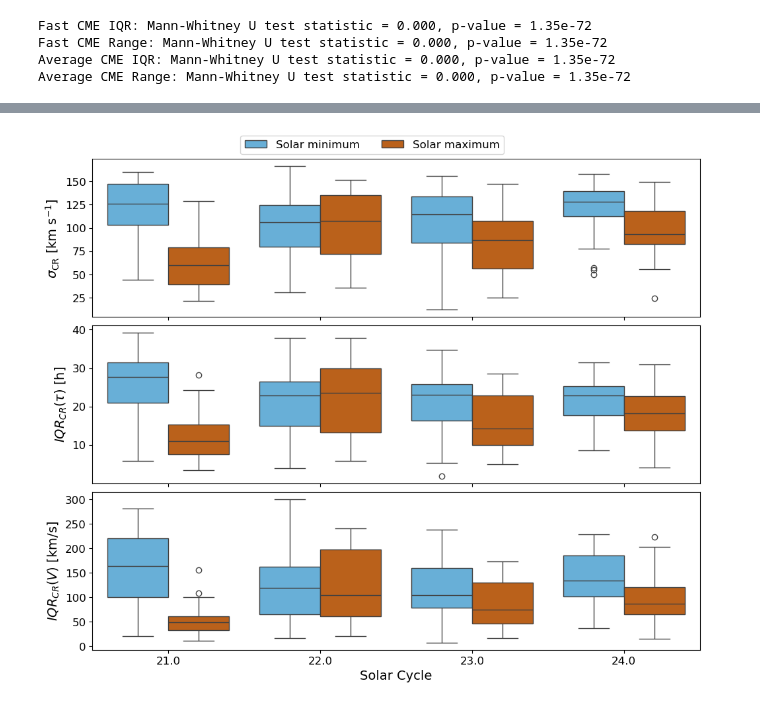
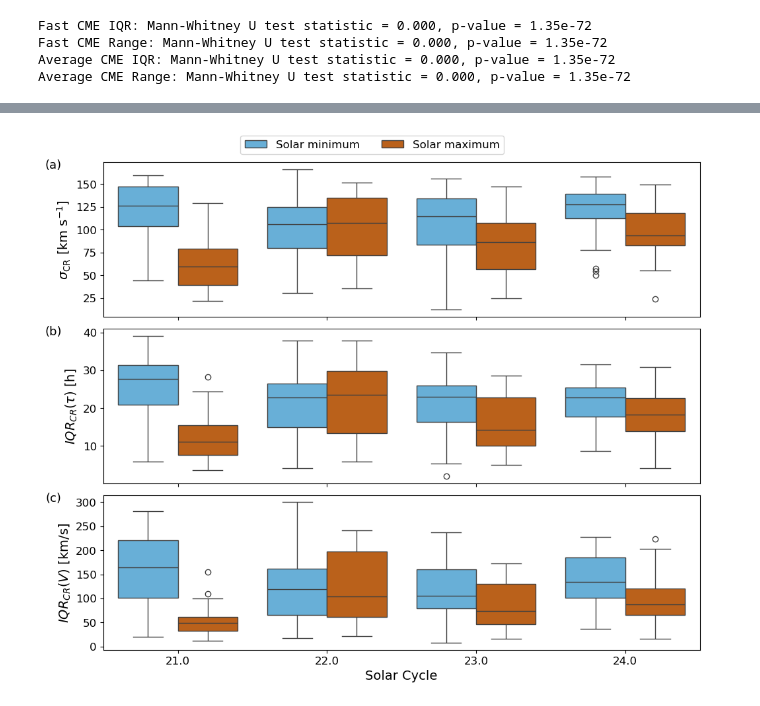
Before and after one commit to dechenlhamogyeltshen/CME_transit_variability, a Jupyter notebook: code/analysis.ipynb, the cells around one changed output, grey strips where cells are left out. Saved outputs shown, nothing was run; the diff lists cells and outputs as text; code cells hidden in the pictures.

```diff
--- a/code/analysis.ipynb
+++ b/code/analysis.ipynb
@@ -1844,32 +1847,37 @@ def plot_solar_cycle_variation():
             y=var,
             hue='phase',
             palette=colors,
             ax=ax
         )
 
         # Capture legend handles once (from the first boxplot)
         if handles is None:
             handles, labels = ax.get_legend_handles_labels()
 
         # Rename legend labels
         label_map = {'minimum': 'Solar minimum', 'maximum': 'Solar maximum'}
         labels = [label_map.get(l, l) for l in labels]
 
         # Set axis labels and remove individual subplot legend
         ax.set_xlabel("Solar Cycle", fontsize = 14)
         ax.set_ylabel(title, fontsize = 14)
         ax.get_legend().remove()   # remove subplot legend
         ax.tick_params(axis='both', which='major', labelsize=12)
 
+    # Add subplot labels (a), (b), (c), (d), (e) outside the axes
+    panels = ['(a)', '(b)', '(c)']
+    for i, a in enumerate(axes):
+        a.text(-0.07, 1.02, panels[i], transform=a.transAxes, fontsize=13, va='top', ha='right')
+
     # Add one combined legend for the entire figure
     fig.legend(handles, labels, loc='upper center', ncol=len(handles), bbox_to_anchor=(0.5, 1.05), fontsize=12)
 
     fig.subplots_adjust(left=0.085, bottom=0.06, right=0.99, top=0.99, hspace=0.04)
 
     fig_name = "/Users/dven/repos/CME_transit_variability/figures/solar_cycle.pdf"
-    fig.savefig(fig_name, dpi=300)
+    fig.savefig(fig_name, dpi=300, bbox_inches='tight')
     plt.show()
 
 plot_solar_cycle_variation()
 # %% [output]
-[figure, old version]
+[figure, new version]
```
Also changed, not shown: parts of 1 cell of this notebook, 6 other files.
